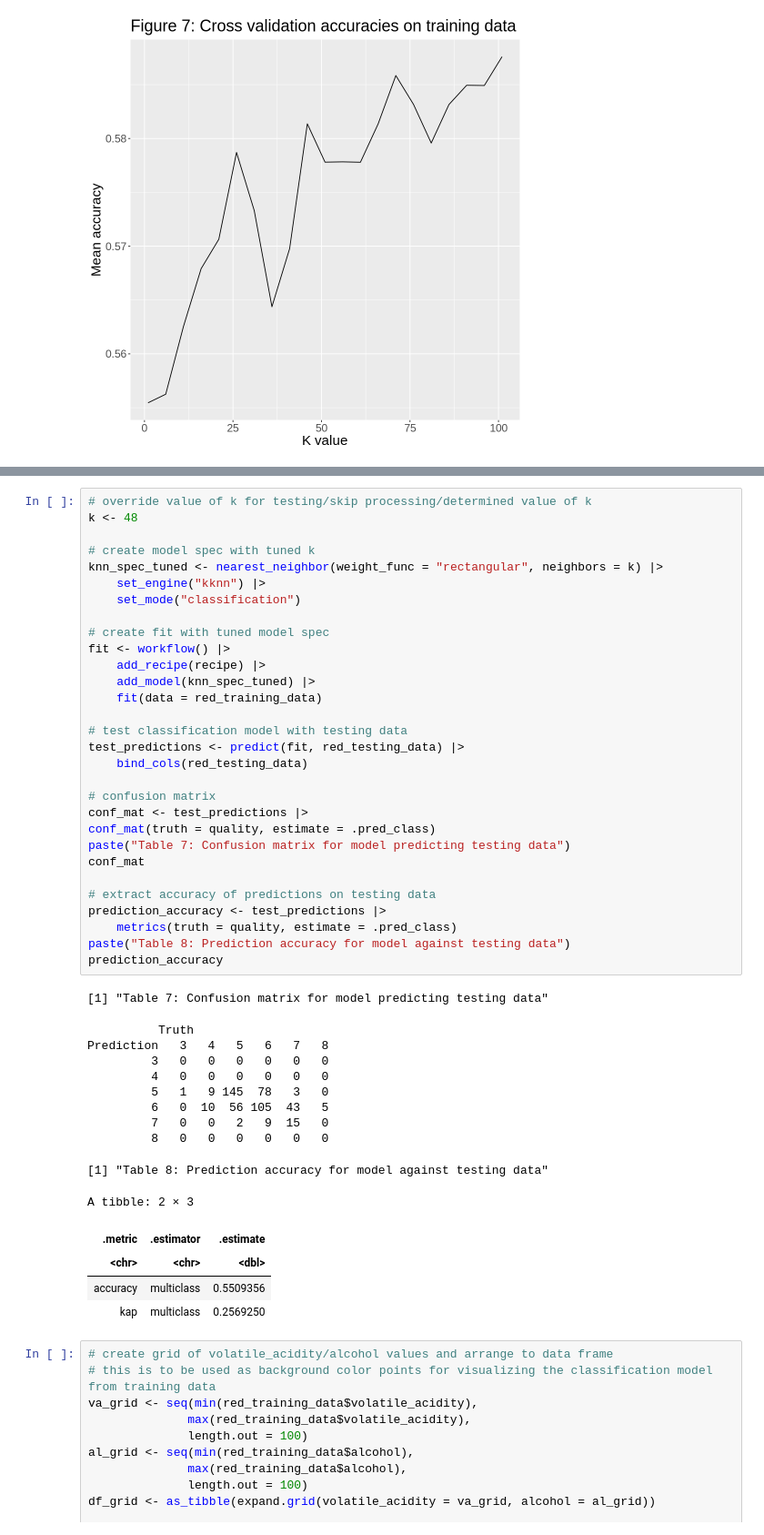
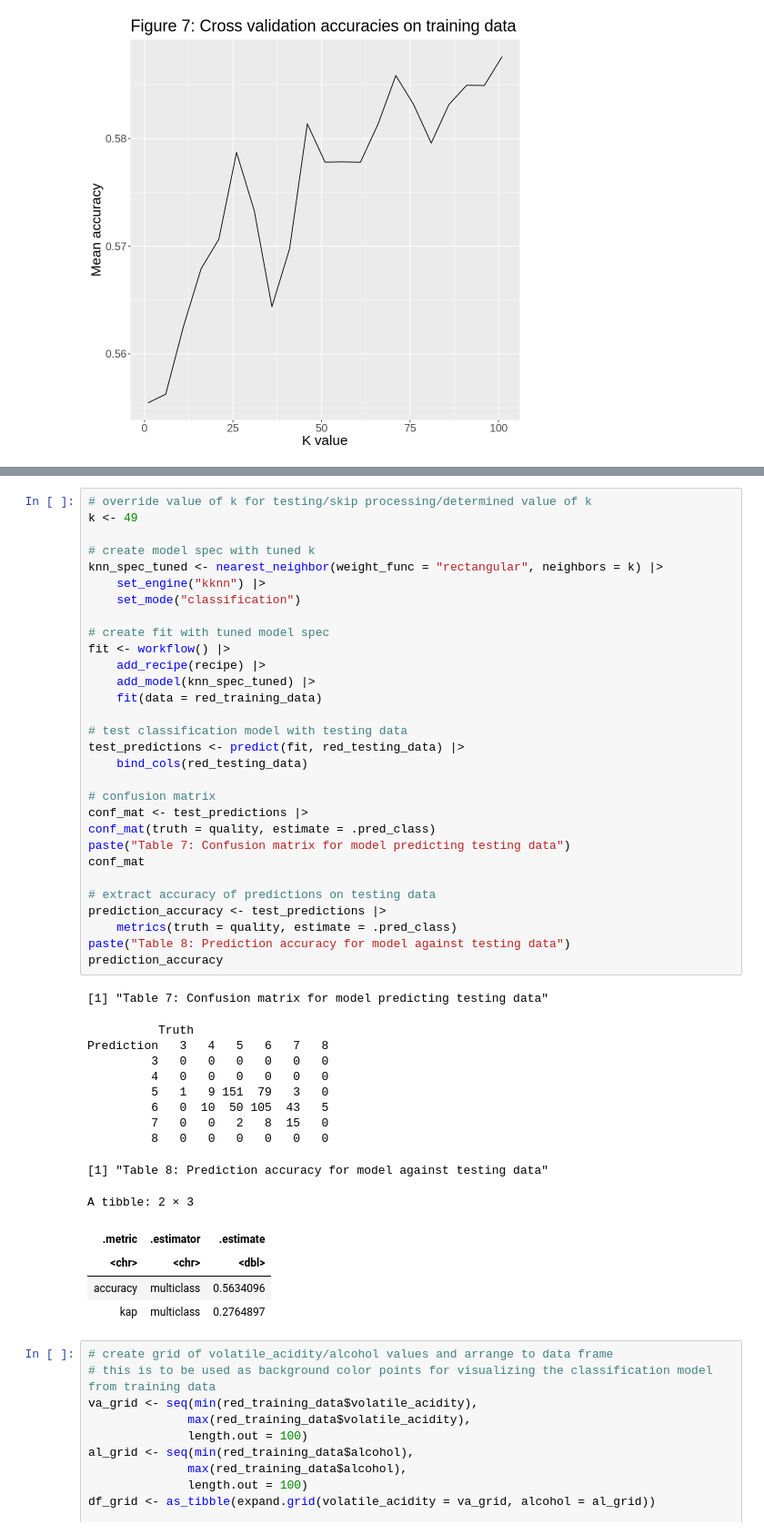
Before and after one commit to j-ackyao/Group-62-project, a Jupyter notebook: group_project_report.ipynb, the cells around one changed output, grey strips where cells are left out. Shown at 91% size. Saved outputs shown, nothing was run; the diff lists cells and outputs as text.

```diff
--- a/group_project_report.ipynb
+++ b/group_project_report.ipynb
@@ -474,7 +474,7 @@ From this, it was determined that `k <- 48` had the most appropriate fit whilst
 Note: it is possible that larger values of K have higher accuracies, but they are not tested due to computation times and apparent over-fit.
 # %%
 # override value of k for testing/skip processing/determined value of k
-k <- 48
+k <- 49
 
 # create model spec with tuned k
 knn_spec_tuned <- nearest_neighbor(weight_func = "rectangular", neighbors = k) |>
@@ -486,38 +486,38 @@ fit <- workflow() |>
     add_recipe(recipe) |>
     add_model(knn_spec_tuned) |>
     fit(data = red_training_data)
 
 # test classification model with testing data
 test_predictions <- predict(fit, red_testing_data) |>
     bind_cols(red_testing_data)
 
 # confusion matrix
 conf_mat <- test_predictions |>
 conf_mat(truth = quality, estimate = .pred_class)
 paste("Table 7: Confusion matrix for model predicting testing data")
 conf_mat
 
 # extract accuracy of predictions on testing data
 prediction_accuracy <- test_predictions |>
     metrics(truth = quality, estimate = .pred_class)
 paste("Table 8: Prediction accuracy for model against testing data")
 prediction_accuracy
 # %% [output]
 [1] "Table 7: Confusion matrix for model predicting testing data"
           Truth
 Prediction   3   4   5   6   7   8
          3   0   0   0   0   0   0
          4   0   0   0   0   0   0
-         5   1   9 145  78   3   0
-         6   0  10  56 105  43   5
-         7   0   0   2   9  15   0
+         5   1   9 151  79   3   0
+         6   0  10  50 105  43   5
+         7   0   0   2   8  15   0
          8   0   0   0   0   0   0
 [1] "Table 8: Prediction accuracy for model against testing data"
 A tibble: 2 × 3
 | .metric | .estimator | .estimate |
 | <chr> | <chr> | <dbl> |
-| accuracy | multiclass | 0.5509356 |
-| kap | multiclass | 0.2569250 |
+| accuracy | multiclass | 0.5634096 |
+| kap | multiclass | 0.2764897 |
 # %%
 # create grid of volatile_acidity/alcohol values and arrange to data frame
 # this is to be used as background color points for visualizing the classification model from training data
```
Also changed, not shown: parts of 2 cells of this notebook.
